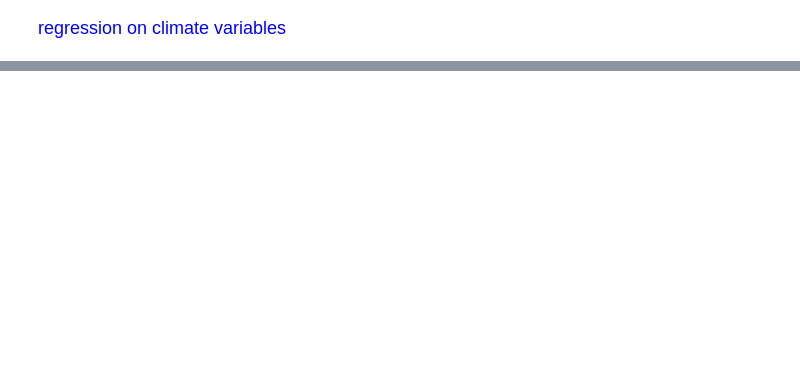
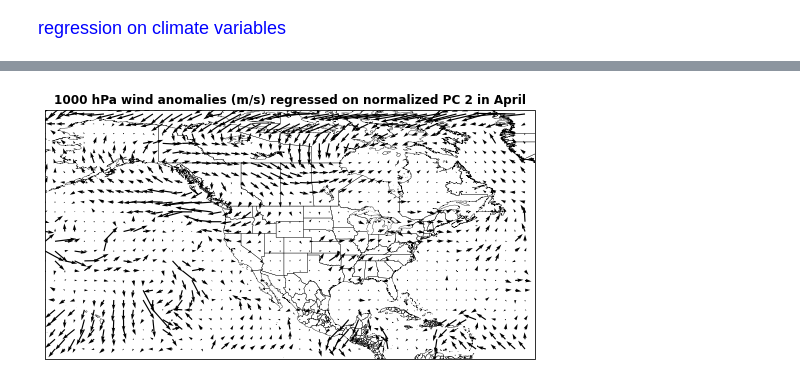
Before and after one commit to Diane1306/ERA5_PRISM, a Jupyter notebook: CompositeAnalysis.ipynb, the cells around one changed output, grey strips where cells are left out. Drawn from its saved outputs; the diff is of its cells as text; code cells hidden in the pictures; blank space fills up the shorter version.

```diff
--- a/CompositeAnalysis.ipynb
+++ b/CompositeAnalysis.ipynb
@@ -848,0 +829,42 @@ for i in range(y):
+# %%
+#wind
+u = np.zeros((39, y, x)) * np.nan
+v = np.zeros((39, y, x)) * np.nan
+for yl in range(39):
+    grb = pygrib.open(DIR+f'UV_1000hPa_{1981+yl}.grib')
+    mi = 4
+    u[yl, :, :] = grb.select(name='U component of wind')[mi-1].data()[0][latl:latr, lonl:lonr]
+    v[yl, :, :] = grb.select(name='V component of wind')[mi-1].data()[0][latl:latr, lonl:lonr]
+u_anml = u - u.mean(axis=0)
+v_anml = v - v.mean(axis=0)
+# %%
+slopeu = np.zeros((2, y, x)) * np.nan
+pvalueu = np.zeros((2, y, x)) * np.nan
+slopev = np.zeros((2, y, x)) * np.nan
+pvaluev = np.zeros((2, y, x)) * np.nan
+for i in range(y):
+    for j in range(x):
+        for pi in range(2):
+            r = stats.linregress(pc[:, pi], u_anml[:, i, j])
+            slopeu[pi, i, j] = r.slope
+            pvalueu[pi, i, j] = r.pvalue
+
+            r = stats.linregress(pc[:, pi], v_anml[:, i, j])
+            slopev[pi, i, j] = r.slope
+            pvaluev[pi, i, j] = r.pvalue
+# %%
+extent = [-170, -45, 10, 58]
+month = ['March', 'April']
+ii = 1
+fig = plt.figure(figsize=(8, 6))
+ax = plt.axes(projection=ccrs.PlateCarree())
+ax.set_extent(extent)
+ax.add_feature(cartopy.feature.STATES.with_scale('10m'), lw=.3)
+ax.add_feature(cartopy.feature.BORDERS, lw=.2, linestyle=':')
+ax.add_feature(cartopy.feature.COASTLINE, lw=.2, linestyle=':')
+
+pcm = plt.quiver(Lon[::10, ::10], Lat[::10, ::10], slopeu[ii, ::10, ::10], slopev[ii, ::10, ::10])
+plt.title(f'1000 hPa wind anomalies (m/s) regressed on normalized PC {ii+1} in {month[mi-3]}', fontsize=12, fontweight='bold')
+fig.subplots_adjust(bottom=0, top=0.95, left=0.05, right=0.9)
+# %% [output]
+[figure, added]
```
Also changed, not shown: parts of 19 cells of this notebook.
